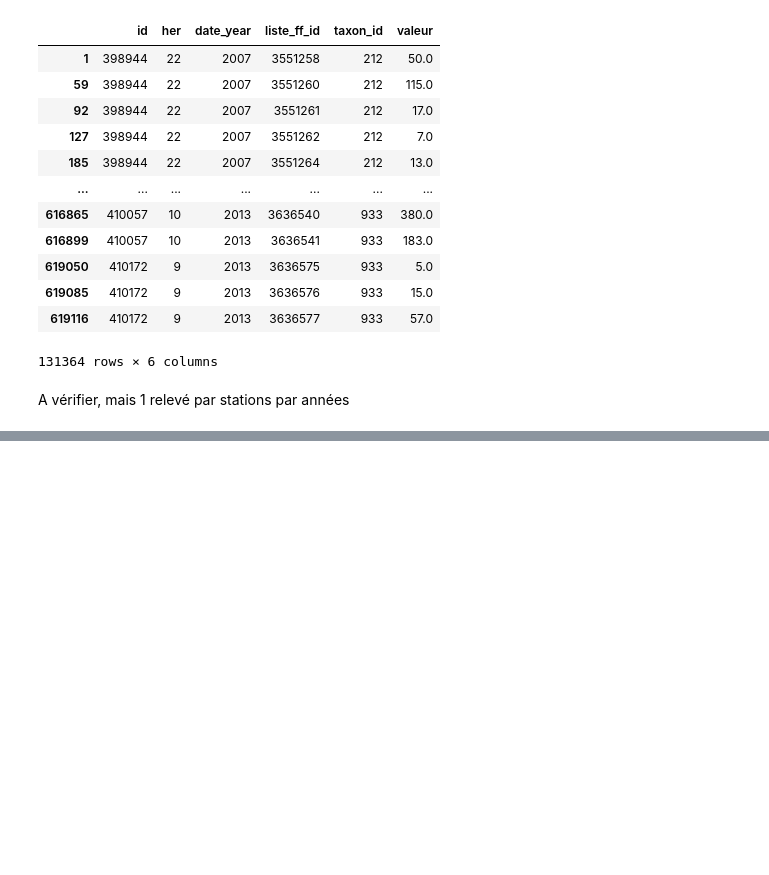
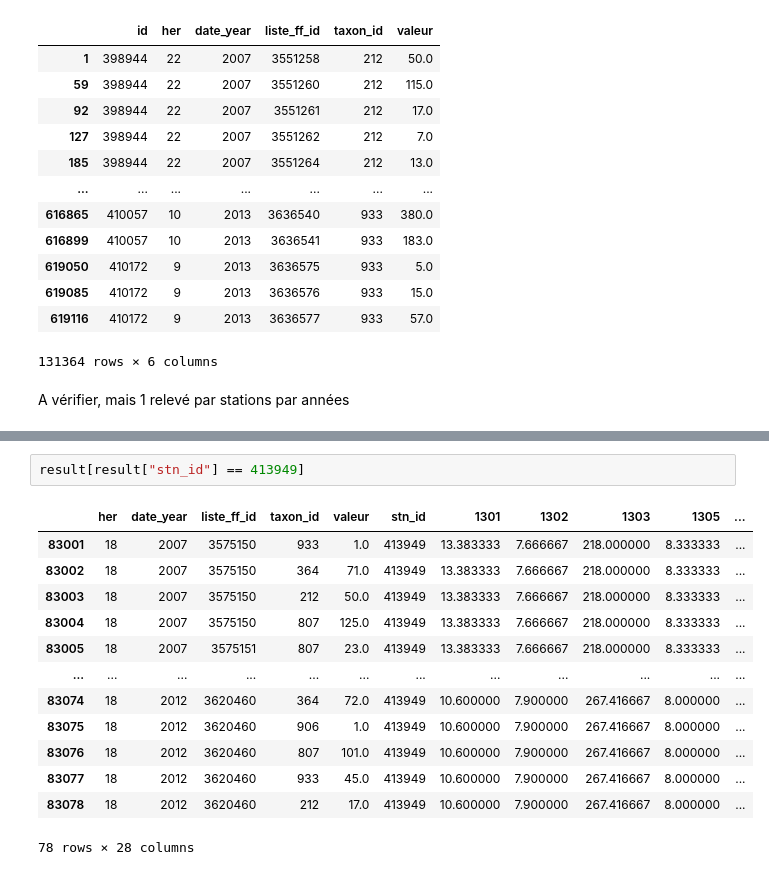
Before and after one commit to chefmtt/nvx-defis-eau, a Jupyter notebook: eau_individus.ipynb, the cells around one changed output, grey strips where cells are left out. Drawn from its saved outputs; the diff is of its cells as text; blank space fills up the shorter version.

```diff
--- a/eau_individus.ipynb
+++ b/eau_individus.ipynb
@@ -184,0 +212,16 @@ stn_taxon_pc
+# %%
+result[result["stn_id"] == 413949]
+# %% [output]
+|  | her | date_year | liste_ff_id | taxon_id | valeur | stn_id | 1301 | 1302 | 1303 | 1305 | ... |
+| 83001 | 18 | 2007 | 3575150 | 933 | 1.0 | 413949 | 13.383333 | 7.666667 | 218.000000 | 8.333333 | ... |
+| 83002 | 18 | 2007 | 3575150 | 364 | 71.0 | 413949 | 13.383333 | 7.666667 | 218.000000 | 8.333333 | ... |
+| 83003 | 18 | 2007 | 3575150 | 212 | 50.0 | 413949 | 13.383333 | 7.666667 | 218.000000 | 8.333333 | ... |
+| 83004 | 18 | 2007 | 3575150 | 807 | 125.0 | 413949 | 13.383333 | 7.666667 | 218.000000 | 8.333333 | ... |
+| 83005 | 18 | 2007 | 3575151 | 807 | 23.0 | 413949 | 13.383333 | 7.666667 | 218.000000 | 8.333333 | ... |
+| ... | ... | ... | ... | ... | ... | ... | ... | ... | ... | ... | ... |
+| 83074 | 18 | 2012 | 3620460 | 364 | 72.0 | 413949 | 10.600000 | 7.900000 | 267.416667 | 8.000000 | ... |
+| 83075 | 18 | 2012 | 3620460 | 906 | 1.0 | 413949 | 10.600000 | 7.900000 | 267.416667 | 8.000000 | ... |
+| 83076 | 18 | 2012 | 3620460 | 807 | 101.0 | 413949 | 10.600000 | 7.900000 | 267.416667 | 8.000000 | ... |
+| 83077 | 18 | 2012 | 3620460 | 933 | 45.0 | 413949 | 10.600000 | 7.900000 | 267.416667 | 8.000000 | ... |
+| 83078 | 18 | 2012 | 3620460 | 212 | 17.0 | 413949 | 10.600000 | 7.900000 | 267.416667 | 8.000000 | ... |
+78 rows × 28 columns
```
Also changed, not shown: parts of 8 cells of this notebook, 1 other file.
